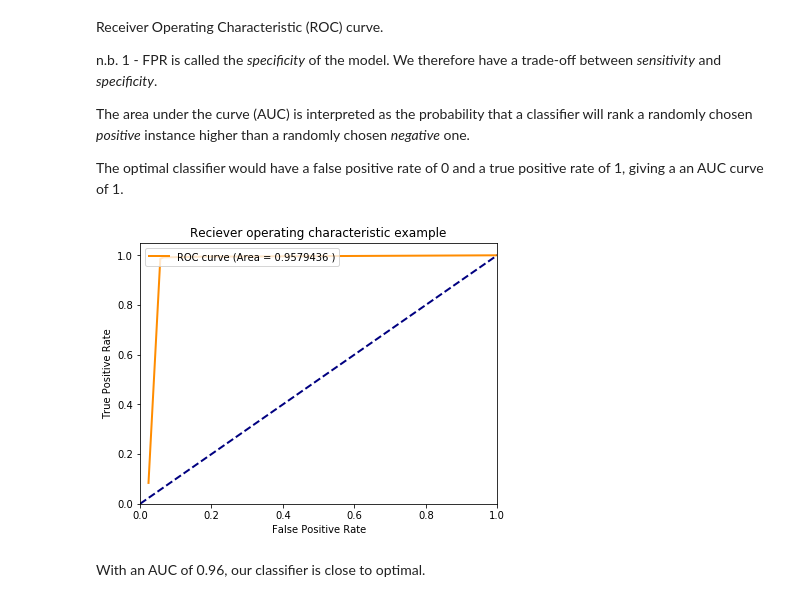
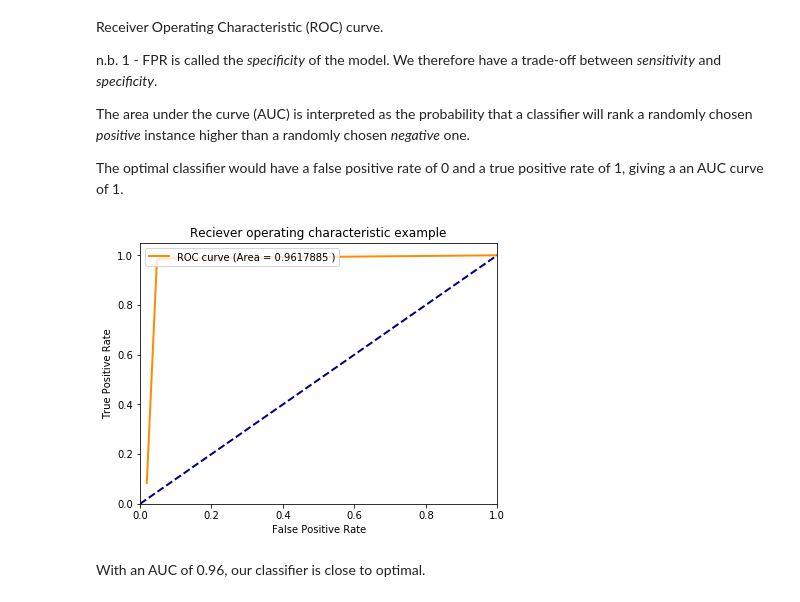
Before and after one commit to KxSystems/mlnotebooks, a Jupyter notebook: notebooks/ML05 Decision Trees.ipynb, the cells around one changed output. Cells and saved outputs as stored; diff of their text form; code cells hidden in the pictures.

```diff
--- a/notebooks/ML05 Decision Trees.ipynb
+++ b/notebooks/ML05 Decision Trees.ipynb
@@ -168,9 +167,9 @@ The area under the curve (AUC) is interpreted as the probability that a classifi
 
 The optimal classifier would have a false positive rate of 0 and a true positive rate of 1, giving a an AUC curve of 1.
 # %%
-yprob:classifier[`:predict_proba;<;X]
+yprob:classifier[`:predict_proba;X]`
 displayROCcurve[y;yprob[;1]]
 # %% [output]
-[figure, old version]
+[figure, new version]
 # %% [markdown]
  With an AUC of 0.96, our classifier is close to optimal.
```
Also changed, not shown: parts of 4 cells of this notebook, 5 other files.
